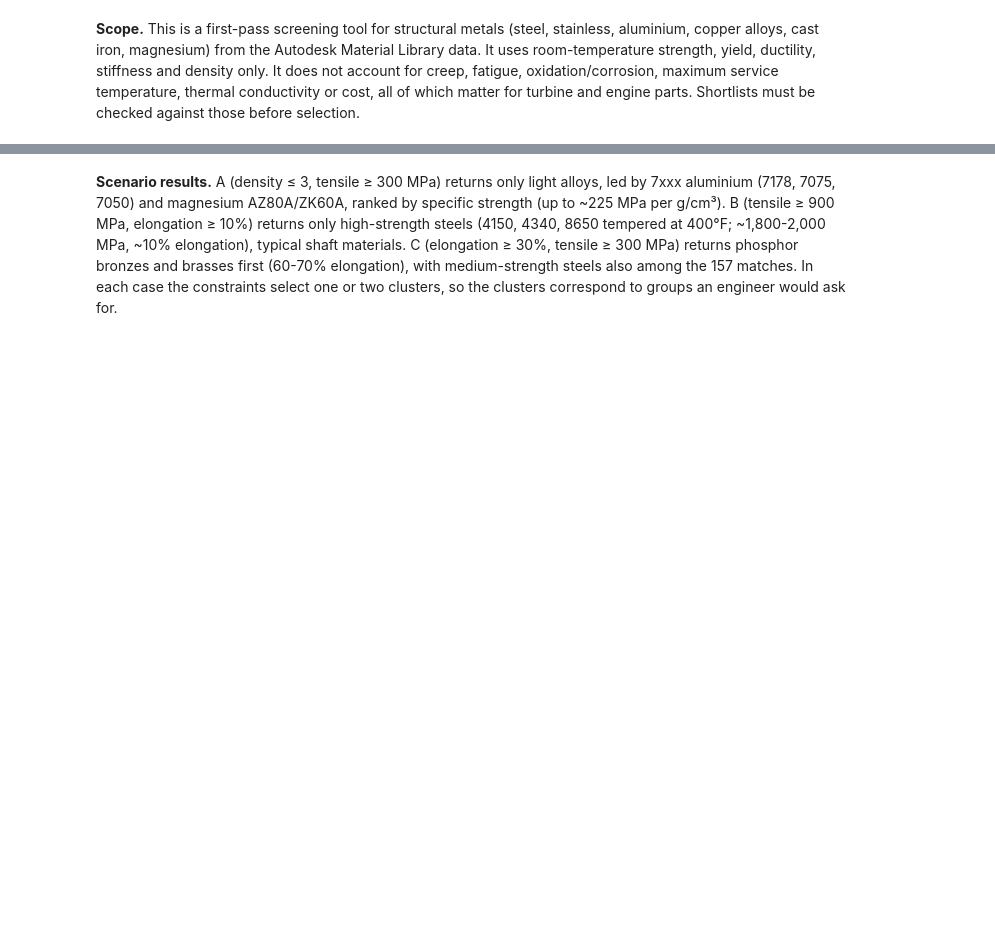
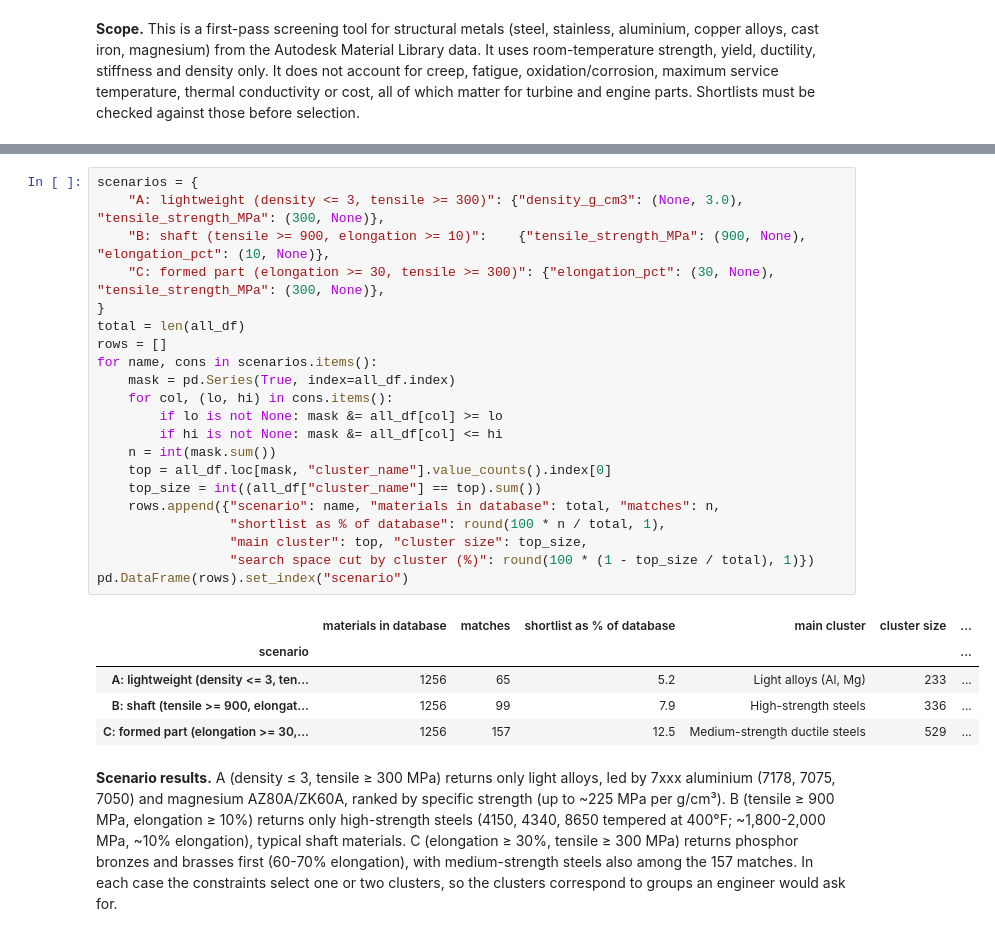
Before and after one commit to maddy177/materials-clustering, a Jupyter notebook: notebooks/08_recommender.ipynb, the cells around one changed output, grey strips where cells are left out. Saved outputs shown, nothing was run; the diff lists cells and outputs as text; blank space fills up the shorter version.

Commit message:
Add search-space reduction, application table and expanded workflow diagram

```diff
--- a/notebooks/08_recommender.ipynb
+++ b/notebooks/08_recommender.ipynb
@@ -171,5 +171,32 @@ similar_to("BS CR4GP | n/a")      # if not found, use find("CR4") to get the exa
 | NF A34-2 | n/a | Steel | Medium-strength ductile steels | 330.0 | 155.0 | 27.0 | 206.0 | ... |
 | NF XE | n/a | Steel | Medium-strength ductile steels | 270.0 | 180.0 | 34.0 | 206.0 | ... |
 | Steel 10 GOST 1050-88 | Annealing... | Steel | Medium-strength ductile steels | 290.0 | 190.0 | 26.0 | 206.0 | ... |
+# %%
+scenarios = {
+    "A: lightweight (density <= 3, tensile >= 300)": {"density_g_cm3": (None, 3.0), "tensile_strength_MPa": (300, None)},
+    "B: shaft (tensile >= 900, elongation >= 10)":    {"tensile_strength_MPa": (900, None), "elongation_pct": (10, None)},
+    "C: formed part (elongation >= 30, tensile >= 300)": {"elongation_pct": (30, None), "tensile_strength_MPa": (300, None)},
+}
+total = len(all_df)
+rows = []
+for name, cons in scenarios.items():
+    mask = pd.Series(True, index=all_df.index)
+    for col, (lo, hi) in cons.items():
+        if lo is not None: mask &= all_df[col] >= lo
+        if hi is not None: mask &= all_df[col] <= hi
+    n = int(mask.sum())
+    top = all_df.loc[mask, "cluster_name"].value_counts().index[0]
+    top_size = int((all_df["cluster_name"] == top).sum())
+    rows.append({"scenario": name, "materials in database": total, "matches": n,
+                 "shortlist as % of database": round(100 * n / total, 1),
+                 "main cluster": top, "cluster size": top_size,
+                 "search space cut by cluster (%)": round(100 * (1 - top_size / total), 1)})
+pd.DataFrame(rows).set_index("scenario")
+# %% [output]
+|  | materials in database | matches | shortlist as % of database | main cluster | cluster size | ... |
+| scenario |  |  |  |  |  | ... |
+| A: lightweight (density <= 3, ten... | 1256 | 65 | 5.2 | Light alloys (Al, Mg) | 233 | ... |
+| B: shaft (tensile >= 900, elongat... | 1256 | 99 | 7.9 | High-strength steels | 336 | ... |
+| C: formed part (elongation >= 30,... | 1256 | 157 | 12.5 | Medium-strength ductile steels | 529 | ... |
 # %% [markdown]
 **Scenario results.** A (density ≤ 3, tensile ≥ 300 MPa) returns only light alloys, led by 7xxx aluminium (7178, 7075, 7050) and magnesium AZ80A/ZK60A, ranked by specific strength (up to ~225 MPa per g/cm³). B (tensile ≥ 900 MPa, elongation ≥ 10%) returns only high-strength steels (4150, 4340, 8650 tempered at 400°F; ~1,800-2,000 MPa, ~10% elongation), typical shaft materials. C (elongation ≥ 30%, tensile ≥ 300 MPa) returns phosphor bronzes and brasses first (60-70% elongation), with medium-strength steels also among the 157 matches. In each case the constraints select one or two clusters, so the clusters correspond to groups an engineer would ask for.
```
Also changed, not shown: 2 other files.
